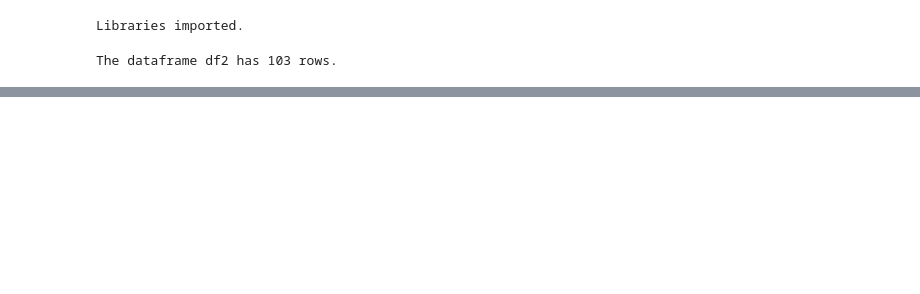
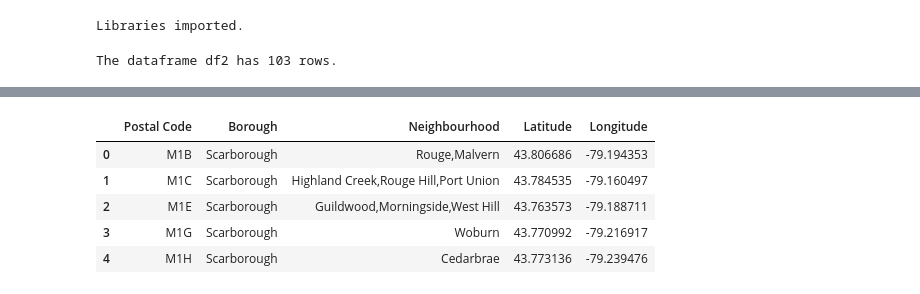
Before and after one commit to NicholasKTaylor/Coursera_Capstone, a Jupyter notebook: Untitled0.ipynb, the cells around one changed output, grey strips where cells are left out. Cells and saved outputs as stored; diff of their text form; code cells hidden in the pictures; blank space fills up the shorter version.

```diff
--- a/Untitled0.ipynb
+++ b/Untitled0.ipynb
@@ -61,0 +72,18 @@ The dataframe df2 has 103 rows.
+# %%
+# Get geospatial coords from a file as its quicker and easier than making lots of single calls
+geo = pd.read_csv("http://cocl.us/Geospatial_data")
+
+# Join our 2 dataframes together using Postcode/Postal Code
+df_merged=pd.merge(df2, geo, left_on='Postcode',right_on='Postal Code',how='inner')
+
+# Remove redundant column and put into right order
+newIndex=['Postal Code','Borough','Neighbourhood','Latitude','Longitude']
+df_merged = df_merged.reindex(newIndex,axis=1)
+df_merged.head()
+# %% [output]
+|  | Postal Code | Borough | Neighbourhood | Latitude | Longitude |
+| 0 | M1B | Scarborough | Rouge,Malvern | 43.806686 | -79.194353 |
+| 1 | M1C | Scarborough | Highland Creek,Rouge Hill,Port Union | 43.784535 | -79.160497 |
+| 2 | M1E | Scarborough | Guildwood,Morningside,West Hill | 43.763573 | -79.188711 |
+| 3 | M1G | Scarborough | Woburn | 43.770992 | -79.216917 |
+| 4 | M1H | Scarborough | Cedarbrae | 43.773136 | -79.239476 |
```
Also changed, not shown: parts of 13 cells of this notebook.
